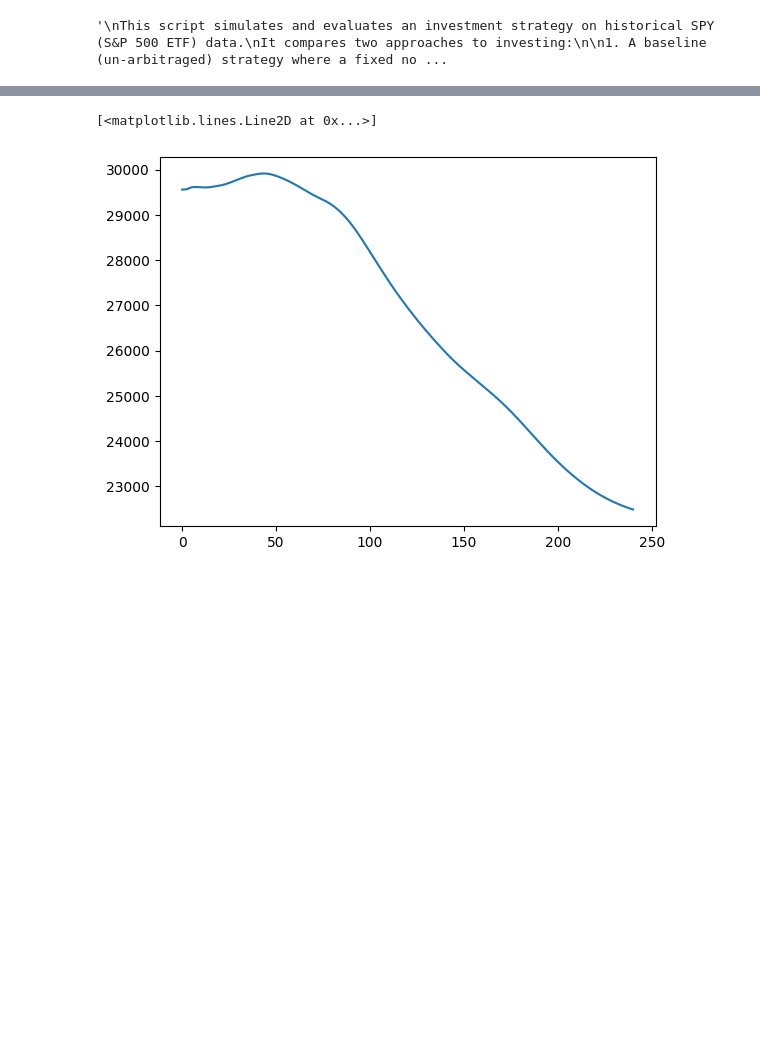
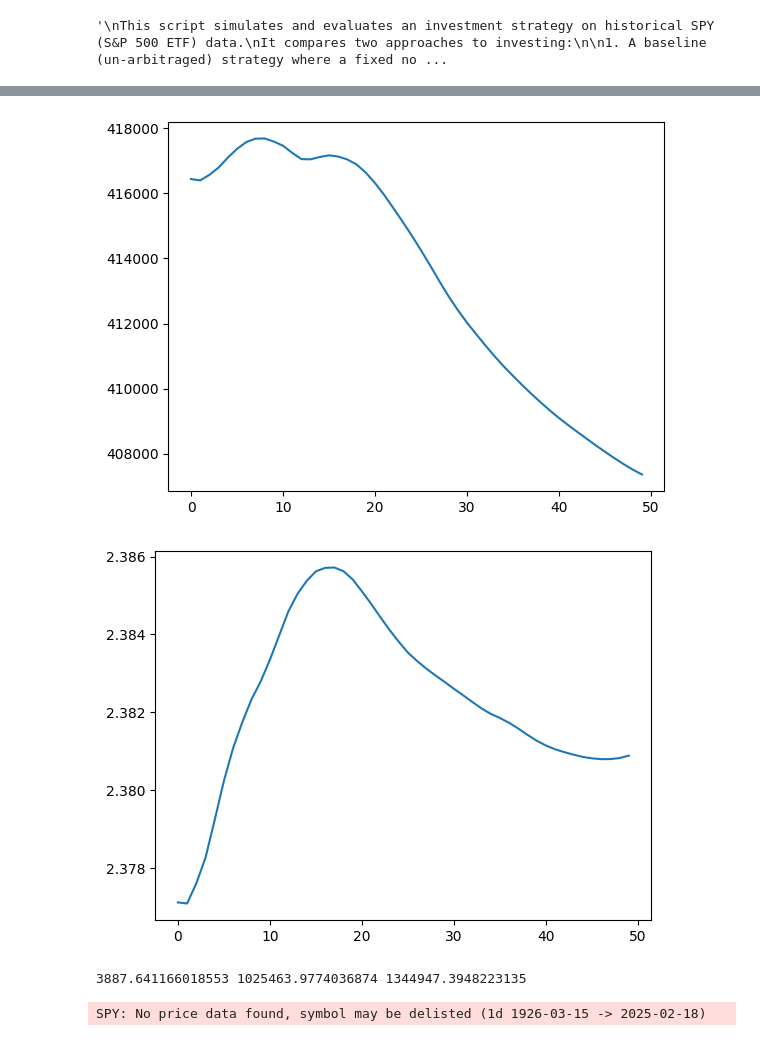
Before and after one commit to shrikar6/complete_works, a Jupyter notebook: misc_cool/spy_ideal_moving_avg.ipynb, the cells around one changed output, grey strips where cells are left out. Cells and saved outputs as stored; diff of their text form; code cells hidden in the pictures; blank space fills up the shorter version.

```diff
--- a/misc_cool/spy_ideal_moving_avg.ipynb
+++ b/misc_cool/spy_ideal_moving_avg.ipynb
@@ -35,6 +39,6 @@ TRADING_DAYS_PER_YEAR = 252
 # %%
 prices = list(spy.history(period="max")["Close"])
-year_window = 4
+year_window = 2
 time_window = TRADING_DAYS_PER_YEAR*year_window
 
 x = [i for i in range(time_window)]
@@ -58,21 +66,22 @@ plt.plot(fair_value_prices[-TRADING_DAYS_PER_YEAR*10:])
 # %%
-def get_total_profit(prices, fair_value_prices, time_window, use_unarbitraged=False, return_window=len(prices)-(TRADING_DAYS_PER_YEAR*10)):
+def get_total_profit(prices, fair_value_prices, time_window, use_unarbitraged=False, year_lookback=4):
     price_payed = 0
     shares_bought = 0
 
-    for i in range(return_window, len(prices)):
-        price_to_pay = 10
+    for i in range(len(prices)-TRADING_DAYS_PER_YEAR*year_lookback*2, len(prices)-TRADING_DAYS_PER_YEAR*year_lookback):
+        price_to_pay = 300
         if not use_unarbitraged:
-            price_to_pay = 10*fair_value_prices[i - time_window]/prices[i]
+            price_to_pay *= (fair_value_prices[i - time_window]/prices[i])
         price_payed += price_to_pay
         shares_bought += price_to_pay/prices[i]
 
-    return (shares_bought * prices[-1]) - price_payed
+    return shares_bought, price_payed, (shares_bought * prices[-1]) - price_payed, (shares_bought * prices[-1]) / price_payed
 # %%
 prices = list(spy.history(period="max")["Close"])
-max_years = 20
-window = TRADING_DAYS_PER_YEAR*max_years + 1
-returns = [get_total_profit(prices, None, 0, True)]
+max_years = 24
+_, _, first_val_amt, first_val_perc = get_total_profit(prices, None, 0, True)
+returns_amt = [first_val_amt]
+returns_perc = [first_val_perc]
 
 for year_window in range(1, 12*max_years + 1):
     month_window = year_window/12
@@ -86,9 +95,50 @@ for year_window in range(1, 12*max_years + 1):
         slope, intercept, _, _, _ = stats.linregress(x, prices_current)
         fair_value_prices.append(slope*time_window + intercept)
 
-    returns.append(get_total_profit(prices, fair_value_prices, time_window))
+    _, _, return_amt, return_perc = get_total_profit(prices, fair_value_prices, time_window)
+
+    returns_amt.append(return_amt)
+    returns_perc.append(return_perc)
 # %%
-plt.plot(returns)
+plt.plot(returns_amt[:50])
+plt.show()
+plt.plot(returns_perc[:50])
+plt.show()
 # %% [output]
-[<matplotlib.lines.Line2D at 0x...>]
-[figure, old version]
+[figure, new version]
+[figure, added]
+# %%
+prices = list(spy.history(period="max")["Close"])
+time_window = int(TRADING_DAYS_PER_YEAR*4)
+
+x = [i for i in range(time_window)]
+fair_value_prices = []
+for i in range(len(prices) - time_window):
+    prices_current = prices[i:i+time_window]
+    slope, intercept, _, _, _ = stats.linregress(x, prices_current)
+    fair_value_prices.append(slope*time_window + intercept)
+
+shares, price_payed, return_amt = get_total_profit(prices, fair_value_prices, time_window)
+
+print(shares, price_payed, return_amt)
+# %% [output]
+3887.641166018553 1025463.9774036874 1344947.3948223135
+# %%
+prices = list(spy.history(period="max")["Close"])
+fair_value_prices = []
+
+for i in range(len(prices)):
+    print(i)
+    max_fair_value = 0
+    month_window = 0
+    while True:
+        month_window += 1/12
+        time_window = int(TRADING_DAYS_PER_YEAR*month_window)
+        x = [i for i in range(min(time_window, i+1))]
+        slope, intercept, _, _, _ = stats.linregress(x, prices[max(0, i+1-time_window):i+1])
+        max_fair_value = max(slope*time_window + intercept, max_fair_value)
+        if time_window >= i + 1:
+            break
+    fair_value_prices.append(max_fair_value)
+# %% [output]
+SPY: No price data found, symbol may be delisted (1d 1926-03-15 -> 2025-02-18)
```
Also changed, not shown: parts of 11 cells of this notebook, 3 other files.
